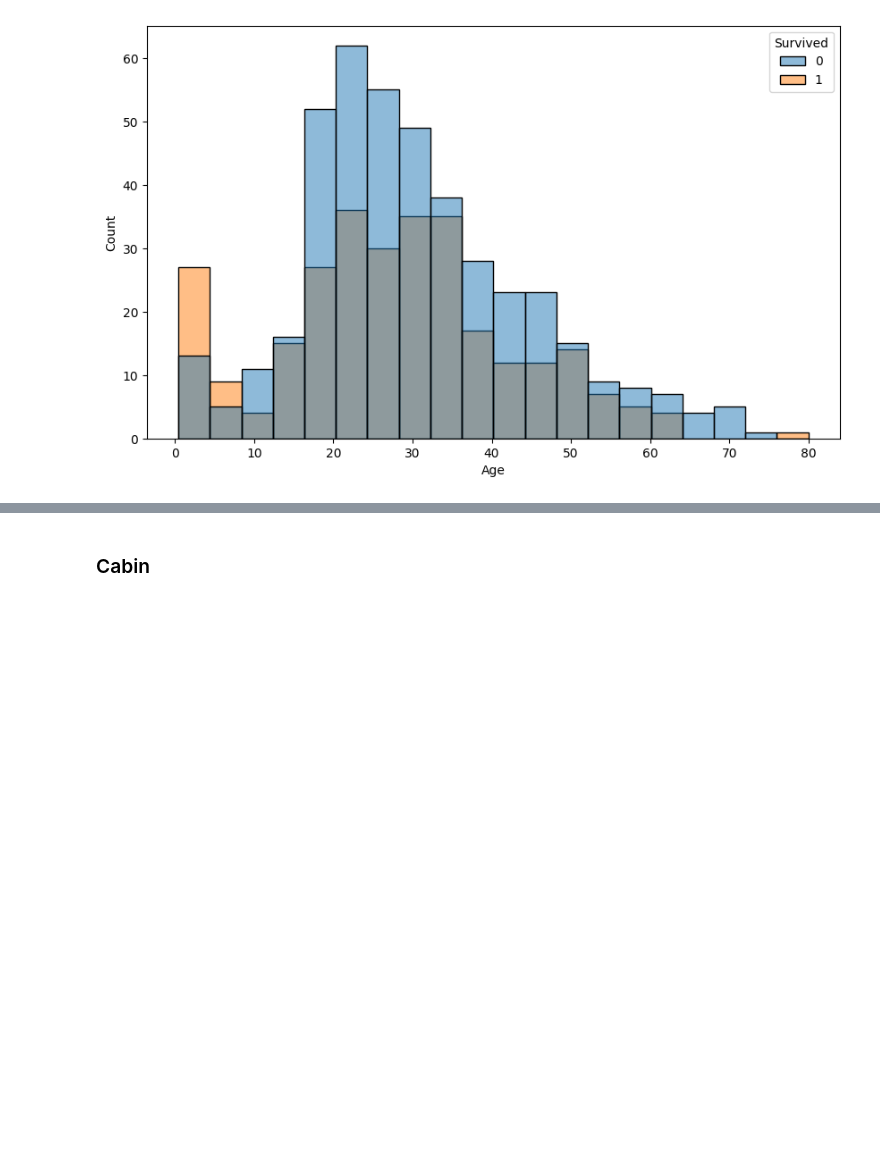
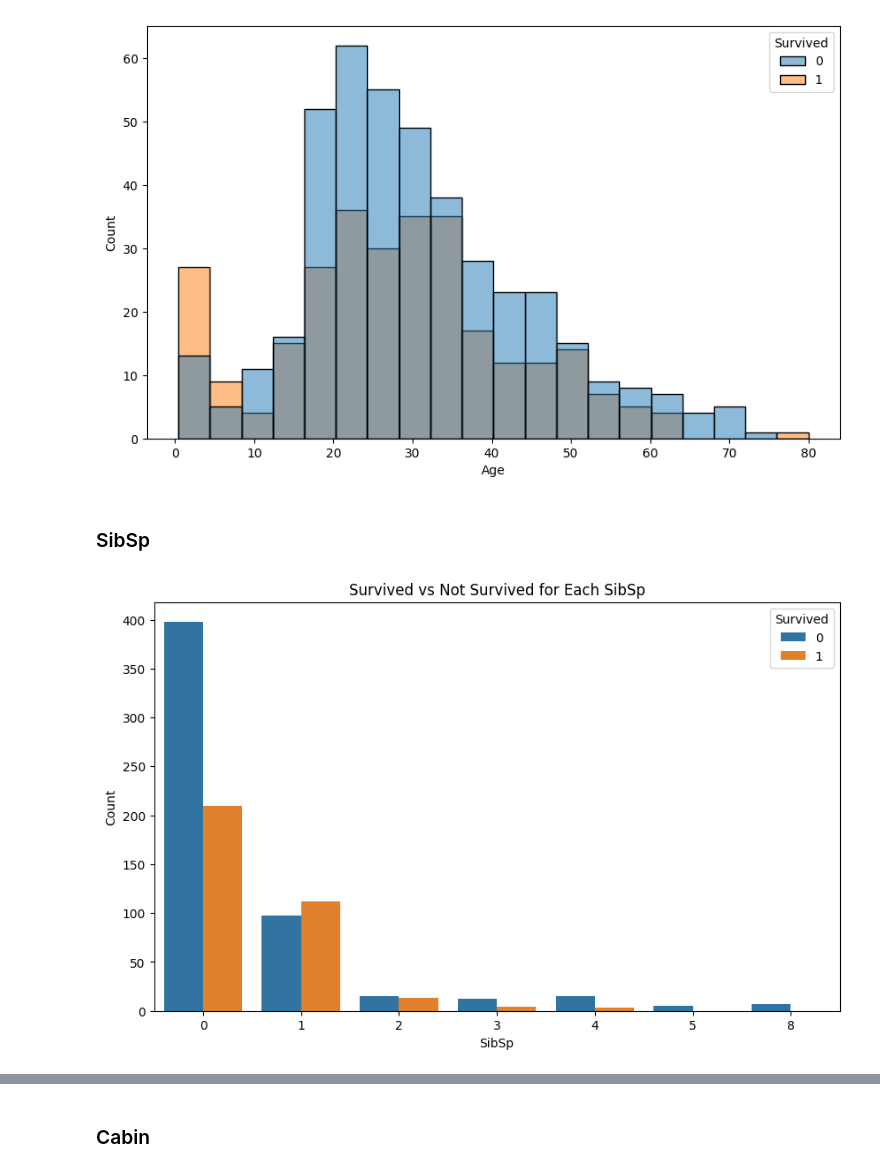
Before and after one commit to mattcodeins/kaggle-titanic, a Jupyter notebook: main.ipynb, the cells around one changed output, grey strips where cells are left out. Cells and saved outputs as stored; diff of their text form; code cells hidden in the pictures; blank space fills up the shorter version.

```diff
--- a/main.ipynb
+++ b/main.ipynb
@@ -138,3 +162,9 @@ def display_hist(x_name, y_name):
 display_hist('Age', 'Survived')
 # %% [output]
 [figure]
+# %% [markdown]
+### SibSp
+# %%
+display_correlation('SibSp', 'Survived')
+# %% [output]
+[figure, added]
```
Also changed, not shown: parts of 43 cells of this notebook, 2 other files.
